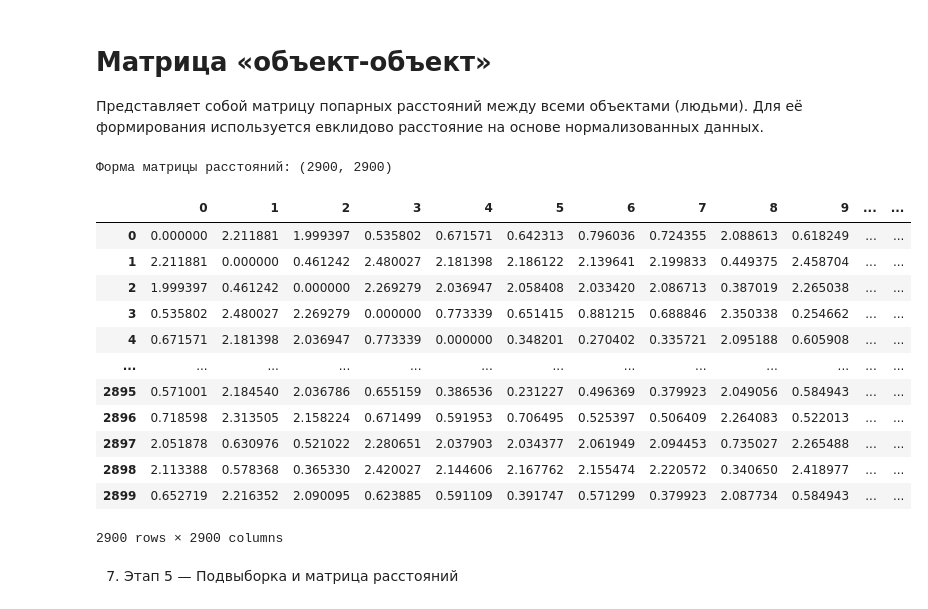
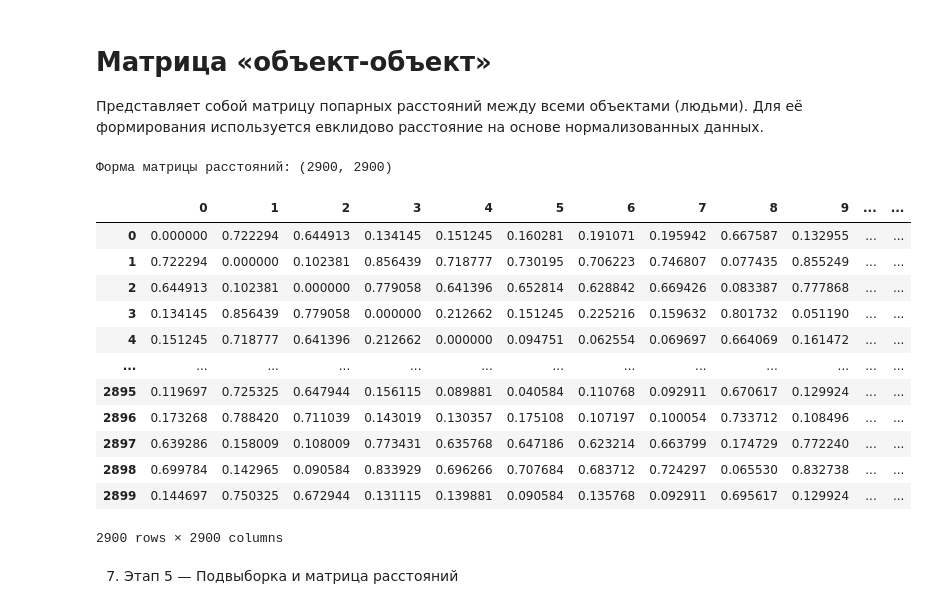
Before and after one commit to 8iKENTi8/Static-methods, a Jupyter notebook: Lab3/lab3.ipynb, the cells around one changed output. Cells and saved outputs as stored; diff of their text form; code cells hidden in the pictures.

```diff
--- a/Lab3/lab3.ipynb
+++ b/Lab3/lab3.ipynb
@@ -205,27 +207,31 @@ display(data.tail())
 Представляет собой матрицу попарных расстояний между всеми объектами (людьми). Для её формирования используется евклидово расстояние на основе нормализованных данных.
 # %%
 from scipy.spatial import distance
+import gower
+from sklearn.metrics import pairwise_distances
 # Вычисляем матрицу расстояний (объект-объект)
-distance_matrix = cdist(data, data, metric='euclidean')
-D = distance.cdist(data, data, metric='cityblock')
+# distance_matrix = cdist(data, data, metric='euclidean')
+# D = distance.cdist(data, data, metric='cityblock')
 
+distance_matrix = gower.gower_matrix(data)
+D = gower.gower_matrix(data)
 # Выводим размер матрицы
 print(f"Форма матрицы расстояний: {distance_matrix.shape}")
 pd.DataFrame(distance_matrix)
 # %% [output]
 Форма матрицы расстояний: (2900, 2900)
 |  | 0 | 1 | 2 | 3 | 4 | 5 | 6 | 7 | 8 | 9 | ... | ... |
-| 0 | 0.000000 | 2.211881 | 1.999397 | 0.535802 | 0.671571 | 0.642313 | 0.796036 | 0.724355 | 2.088613 | 0.618249 | ... | ... |
-| 1 | 2.211881 | 0.000000 | 0.461242 | 2.480027 | 2.181398 | 2.186122 | 2.139641 | 2.199833 | 0.449375 | 2.458704 | ... | ... |
-| 2 | 1.999397 | 0.461242 | 0.000000 | 2.269279 | 2.036947 | 2.058408 | 2.033420 | 2.086713 | 0.387019 | 2.265038 | ... | ... |
-| 3 | 0.535802 | 2.480027 | 2.269279 | 0.000000 | 0.773339 | 0.651415 | 0.881215 | 0.688846 | 2.350338 | 0.254662 | ... | ... |
-| 4 | 0.671571 | 2.181398 | 2.036947 | 0.773339 | 0.000000 | 0.348201 | 0.270402 | 0.335721 | 2.095188 | 0.605908 | ... | ... |
+| 0 | 0.000000 | 0.722294 | 0.644913 | 0.134145 | 0.151245 | 0.160281 | 0.191071 | 0.195942 | 0.667587 | 0.132955 | ... | ... |
+| 1 | 0.722294 | 0.000000 | 0.102381 | 0.856439 | 0.718777 | 0.730195 | 0.706223 | 0.746807 | 0.077435 | 0.855249 | ... | ... |
+| 2 | 0.644913 | 0.102381 | 0.000000 | 0.779058 | 0.641396 | 0.652814 | 0.628842 | 0.669426 | 0.083387 | 0.777868 | ... | ... |
+| 3 | 0.134145 | 0.856439 | 0.779058 | 0.000000 | 0.212662 | 0.151245 | 0.225216 | 0.159632 | 0.801732 | 0.051190 | ... | ... |
+| 4 | 0.151245 | 0.718777 | 0.641396 | 0.212662 | 0.000000 | 0.094751 | 0.062554 | 0.069697 | 0.664069 | 0.161472 | ... | ... |
 | ... | ... | ... | ... | ... | ... | ... | ... | ... | ... | ... | ... | ... |
-| 2895 | 0.571001 | 2.184540 | 2.036786 | 0.655159 | 0.386536 | 0.231227 | 0.496369 | 0.379923 | 2.049056 | 0.584943 | ... | ... |
-| 2896 | 0.718598 | 2.313505 | 2.158224 | 0.671499 | 0.591953 | 0.706495 | 0.525397 | 0.506409 | 2.264083 | 0.522013 | ... | ... |
-| 2897 | 2.051878 | 0.630976 | 0.521022 | 2.280651 | 2.037903 | 2.034377 | 2.061949 | 2.094453 | 0.735027 | 2.265488 | ... | ... |
-| 2898 | 2.113388 | 0.578368 | 0.365330 | 2.420027 | 2.144606 | 2.167762 | 2.155474 | 2.220572 | 0.340650 | 2.418977 | ... | ... |
-| 2899 | 0.652719 | 2.216352 | 2.090095 | 0.623885 | 0.591109 | 0.391747 | 0.571299 | 0.379923 | 2.087734 | 0.584943 | ... | ... |
+| 2895 | 0.119697 | 0.725325 | 0.647944 | 0.156115 | 0.089881 | 0.040584 | 0.110768 | 0.092911 | 0.670617 | 0.129924 | ... | ... |
+| 2896 | 0.173268 | 0.788420 | 0.711039 | 0.143019 | 0.130357 | 0.175108 | 0.107197 | 0.100054 | 0.733712 | 0.108496 | ... | ... |
+| 2897 | 0.639286 | 0.158009 | 0.108009 | 0.773431 | 0.635768 | 0.647186 | 0.623214 | 0.663799 | 0.174729 | 0.772240 | ... | ... |
+| 2898 | 0.699784 | 0.142965 | 0.090584 | 0.833929 | 0.696266 | 0.707684 | 0.683712 | 0.724297 | 0.065530 | 0.832738 | ... | ... |
+| 2899 | 0.144697 | 0.750325 | 0.672944 | 0.131115 | 0.139881 | 0.090584 | 0.135768 | 0.092911 | 0.695617 | 0.129924 | ... | ... |
 2900 rows × 2900 columns
 # %% [markdown]
 7. Этап 5 — Подвыборка и матрица расстояний
```
Also changed, not shown: parts of 2 cells of this notebook, 1 other file.
